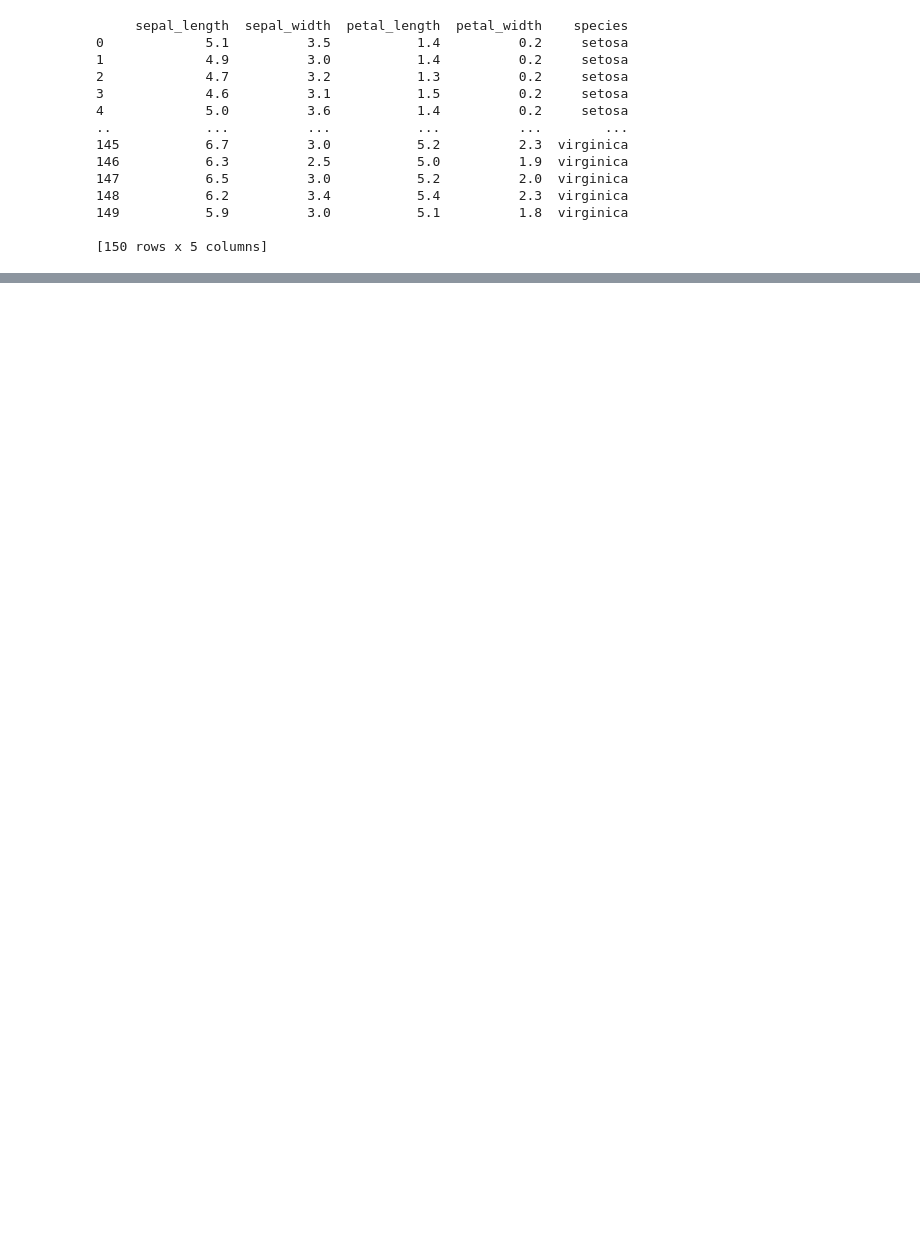
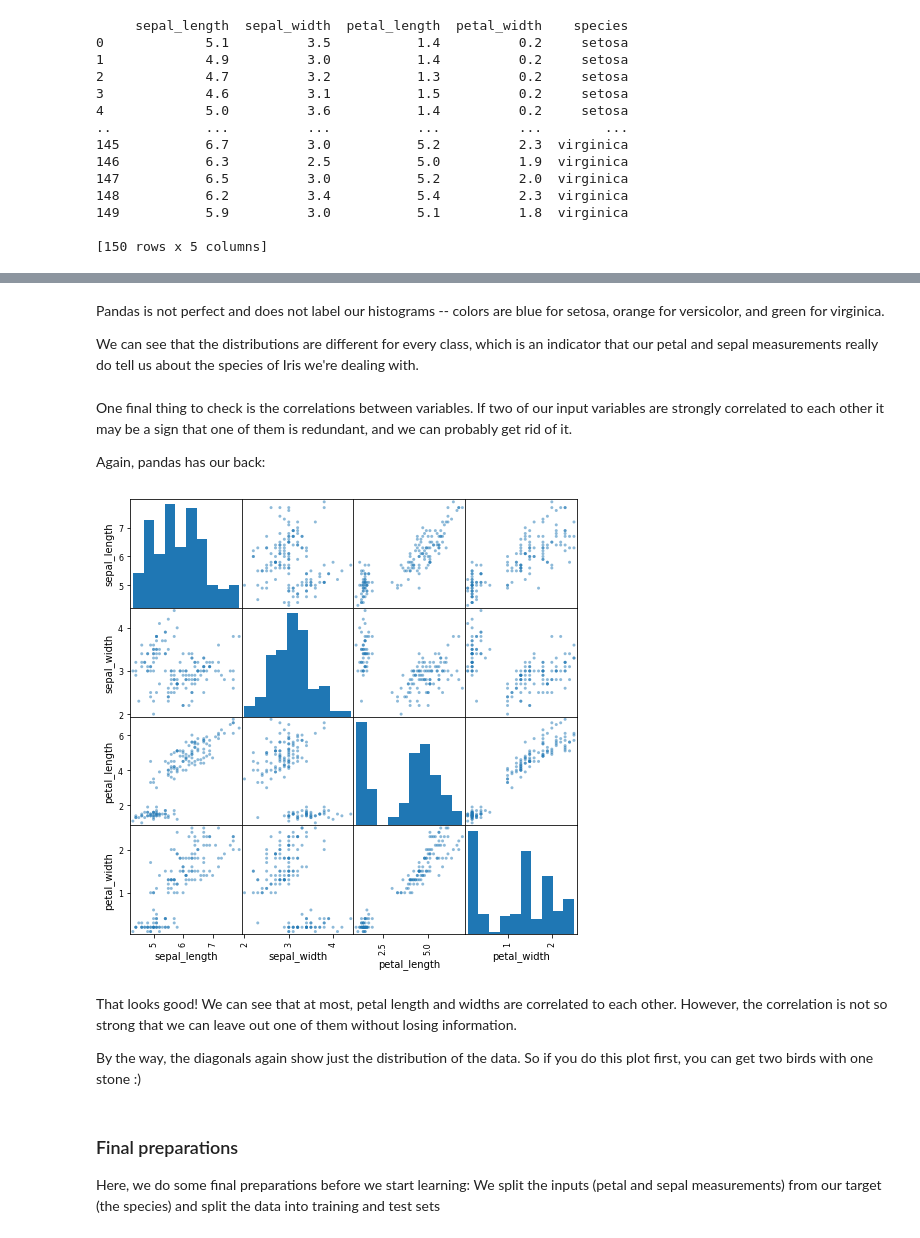
Before and after one commit to Tacitus523/ml4chem, a Jupyter notebook: Classification/logistic.ipynb, the cells around one changed output, grey strips where cells are left out. Cells and saved outputs as stored; diff of their text form; code cells hidden in the pictures; blank space fills up the shorter version.

Commit message:
added stuff on dataset exploration and other explanations to logistic file

```diff
--- a/Classification/logistic.ipynb
+++ b/Classification/logistic.ipynb
@@ -30,3 +95,26 @@ print(iris)
+# %% [markdown]
+Pandas is not perfect and does not label our histograms -- colors are blue for setosa, orange for versicolor, and green for virginica.
+
+We can see that the distributions are different for every class, which is an indicator that our petal and sepal measurements really do tell us about the species of Iris we're dealing with.
+# %% [markdown]
+One final thing to check is the correlations between variables.
+If two of our input variables are strongly correlated to each other it may be a sign that one of them is redundant, and we can probably get rid of it.
+
+Again, pandas has our back:
+# %%
+from pandas.plotting import scatter_matrix
+_ = scatter_matrix(iris, alpha=0.5, figsize=(8, 8))
+# %% [output]
+[figure, added]
+# %% [markdown]
+That looks good! We can see that at most, petal length and widths are correlated to each other.
+However, the correlation is not so strong that we can leave out one of them without losing information.
+
+By the way, the diagonals again show just the distribution of the data. So if you do this plot first, you can get two birds with one stone :)
+# %% [markdown]
+### Final preparations
+
+Here, we do some final preparations before we start learning: We split the inputs (petal and sepal measurements) from our target (the species) and split the data into training and test sets
 # %%
 #Define your features and your learning target
 y = iris.species
```
Also changed, not shown: parts of 23 cells of this notebook.
